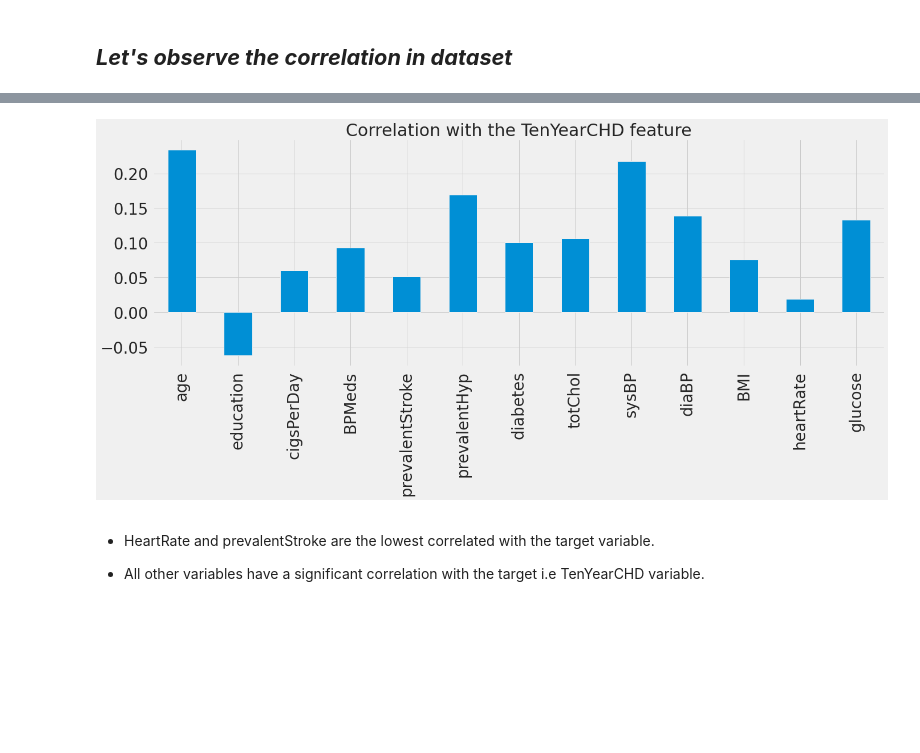
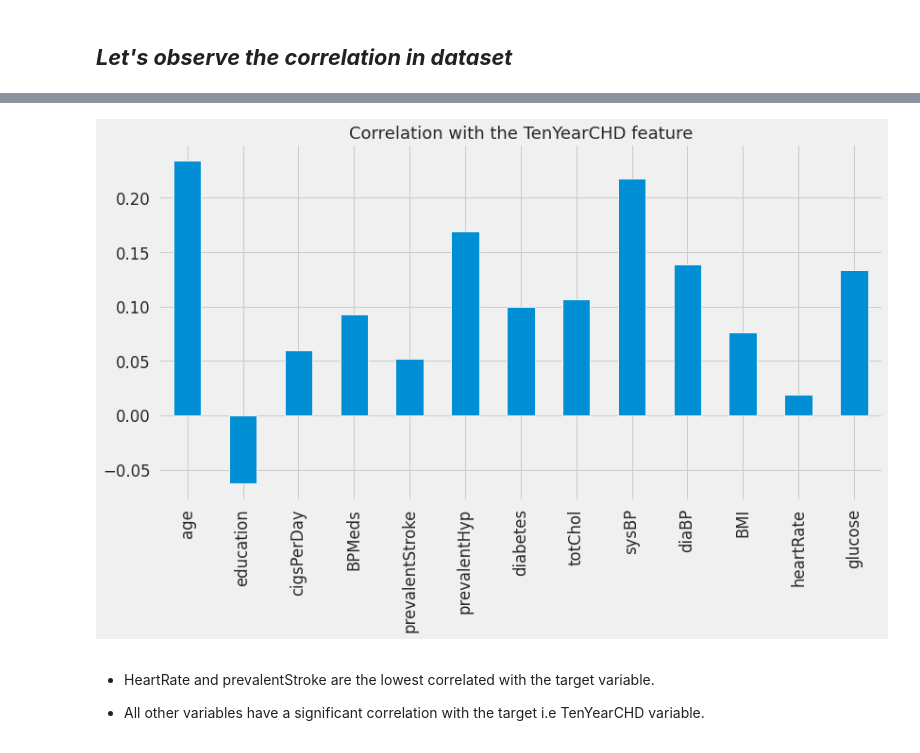
Before and after one commit to Sara19598/Cardiovascular-Risk-Prediction-ML-Classification, a Jupyter notebook: Cardiovascular_Risk_Prediction_Poonam.ipynb, the cells around one changed output, grey strips where cells are left out. Drawn from its saved outputs; the diff is of its cells as text; code cells hidden in the pictures; blank space fills up the shorter version.

```diff
--- a/Cardiovascular_Risk_Prediction_Poonam.ipynb
+++ b/Cardiovascular_Risk_Prediction_Poonam.ipynb
@@ -573,11 +575,11 @@ ax.set_ylim(bottom + 0.5, top - 0.5)
 # %%
 # Correlation of variables with Target Variable-
-sns.set_context('notebook',font_scale = 2.5)
-df.drop('TenYearCHD', axis=1).corrwith(df.TenYearCHD).plot(kind='bar', grid=True, figsize=(20, 10),
+sns.set_context('notebook',font_scale = 1.5)
+df.drop('TenYearCHD', axis=1).corrwith(df.TenYearCHD).plot(kind='bar', grid=True, figsize=(12,8),
                                                         title="Correlation with the TenYearCHD feature")
 plt.tight_layout()
 # %% [output]
-[figure, old version]
+[figure, new version]
 # %% [markdown]
 * HeartRate and prevalentStroke are the lowest correlated with the target variable.
 
```
Also changed, not shown: parts of 33 cells of this notebook.
